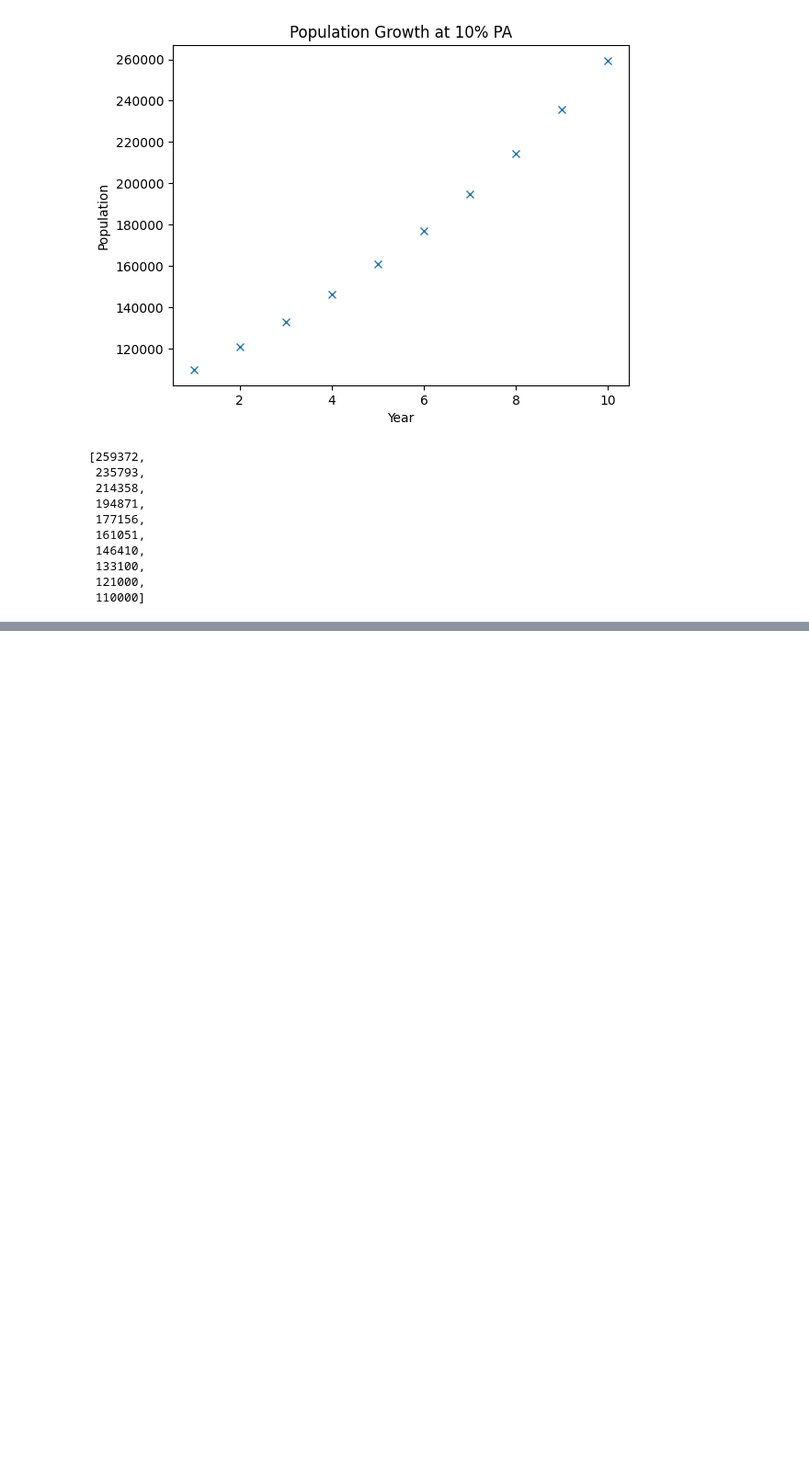
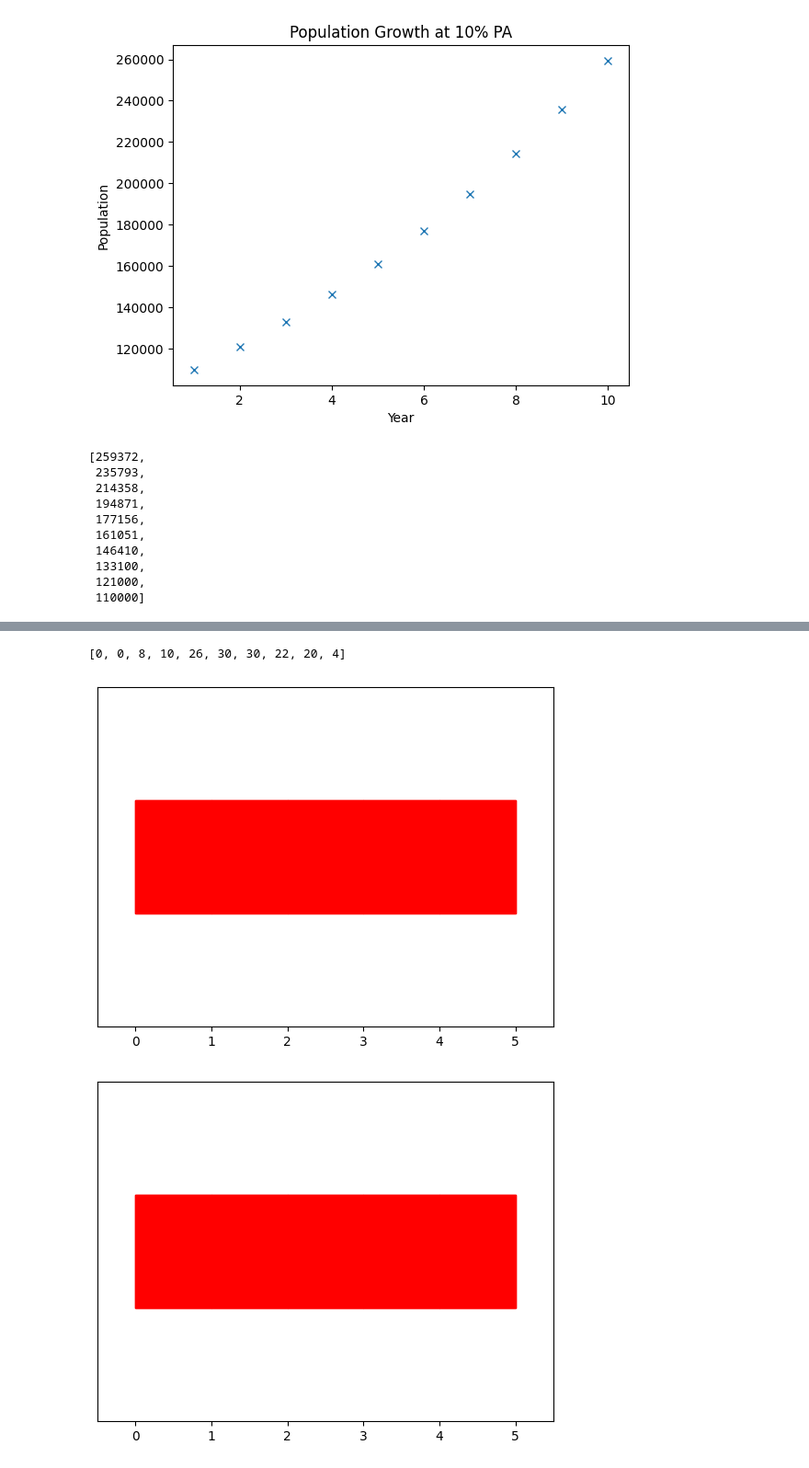
Before and after one commit to iamashwin99/ETH_Global_Brussels_Onchain_Reproducible_Scientific_simulations, a Jupyter notebook: Analysis.ipynb, the cells around one changed output, grey strips where cells are left out. Shown at 92% size. Drawn from its saved outputs; the diff is of its cells as text; code cells hidden in the pictures; blank space fills up the shorter version.

Commit message:
add code for the simulated images

```diff
--- a/Analysis.ipynb
+++ b/Analysis.ipynb
@@ -112,0 +156,3 @@ population_list
+# %%
+events = json.loads(response.text)
+events
@@ -112,0 +177,45 @@ population_list
+# %%
+no_events = len(events['data']['events']['edges'])
+# %%
+population_list = []
+for i in range(no_events):
+    if i == 0:
+        # the first one is just a header
+        continue
+    try:
+        _,population=(events['data']['events']['edges'][i]['node']['keys'])
+    except Exception as e:
+        pass
+    population = int(population,16)
+    # print(year, population)
+    population_list.append(population)
+# %%
+population_list
+# %% [output]
+[0, 0, 8, 10, 26, 30, 30, 22, 20, 4]
+# %%
+# for each of the element of the population list make a plt.plot of the spin latice
+# first convert this to base 2 and then each of the bit in this representation is a spin
+# they are either 1 or 0
+# make a 5x1 box plot where each of the boxes is the value of the spin
+
+for j,state in enumerate(population_list):
+    spin_list = [i for i in bin(state)[2:].zfill(5)]
+    # matplotlib make 5 boxes with blue or red boxes representing the spin 1 or 0
+    fig = plt.figure()
+    ax = fig.add_subplot(111)
+    for i, spin in enumerate(spin_list):
+        if spin == '1':
+            rec = ax.add_patch(patches.Rectangle((i, 0), 1, 1, color='blue'))
+        else:
+            rec = ax.add_patch(patches.Rectangle((i, 0), 1, 1, color='red'))
+        ax.add_patch(rec)
+
+    plt.xlim([-0.5, 5.5])
+    plt.ylim([-1, 2])
+    plt.yticks([])
+    plt.savefig(f"sim/spin_latice_{j}.png")
+    plt.show()
+# %% [output]
+[figure, added]
+[figure, added]
```
Also changed, not shown: parts of 6 cells of this notebook, 10 other files.
